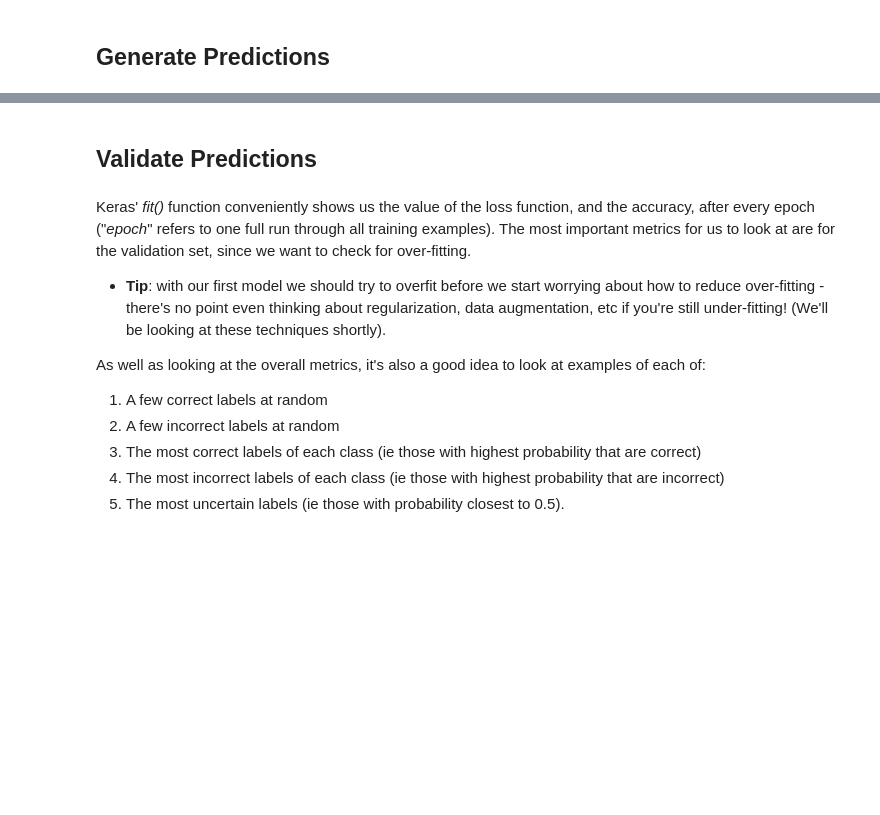
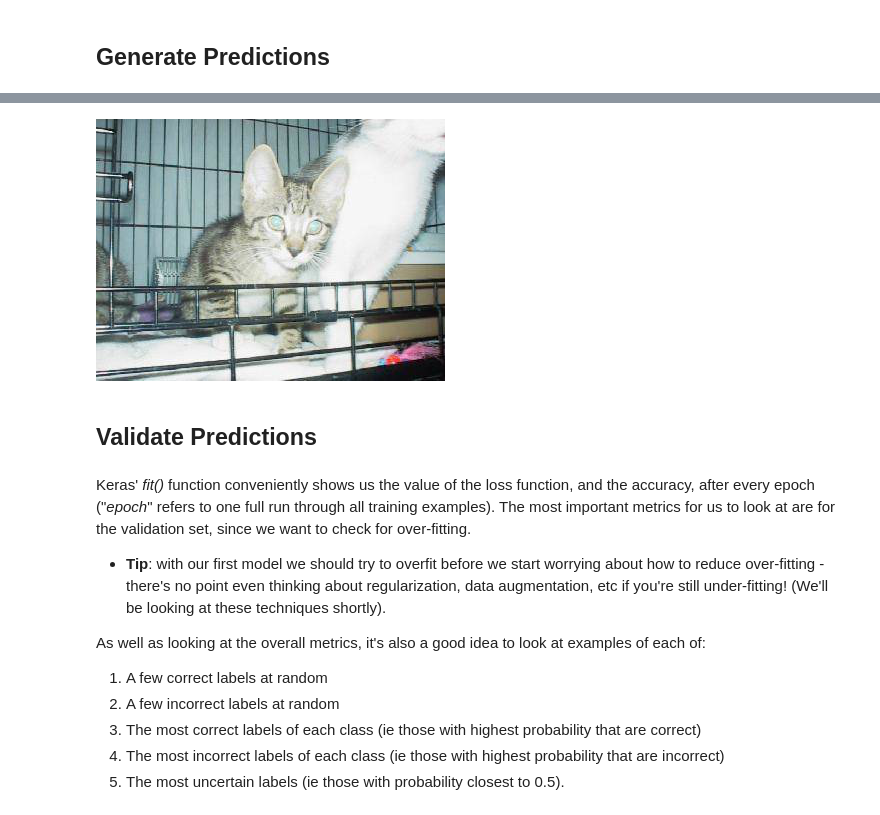
Before and after one commit to workflow/courses, a Jupyter notebook: deeplearning1/nbs/week-2-assignment/cats-dogs-redux-from-scratch/dogs_cats_redux_from_scratch.ipynb, the cells around one changed output, grey strips where cells are left out. Drawn from its saved outputs; the diff is of its cells as text; code cells hidden in the pictures; blank space fills up the shorter version.

```diff
--- a/deeplearning1/nbs/week-2-assignment/cats-dogs-redux-from-scratch/dogs_cats_redux_from_scratch.ipynb
+++ b/deeplearning1/nbs/week-2-assignment/cats-dogs-redux-from-scratch/dogs_cats_redux_from_scratch.ipynb
@@ -245,5 +273,7 @@ print(prediction_filenames[:5])
 # %%
 # You can verify the column ordering by viewing some images
-Image.open(test_path + filenames[2])
+Image.open(TEST_PATH + prediction_filenames[0])
+# %% [output]
+[figure, added]
 # %%
 #Save our test results arrays so we can use them again later
```
Also changed, not shown: parts of 26 cells of this notebook.
